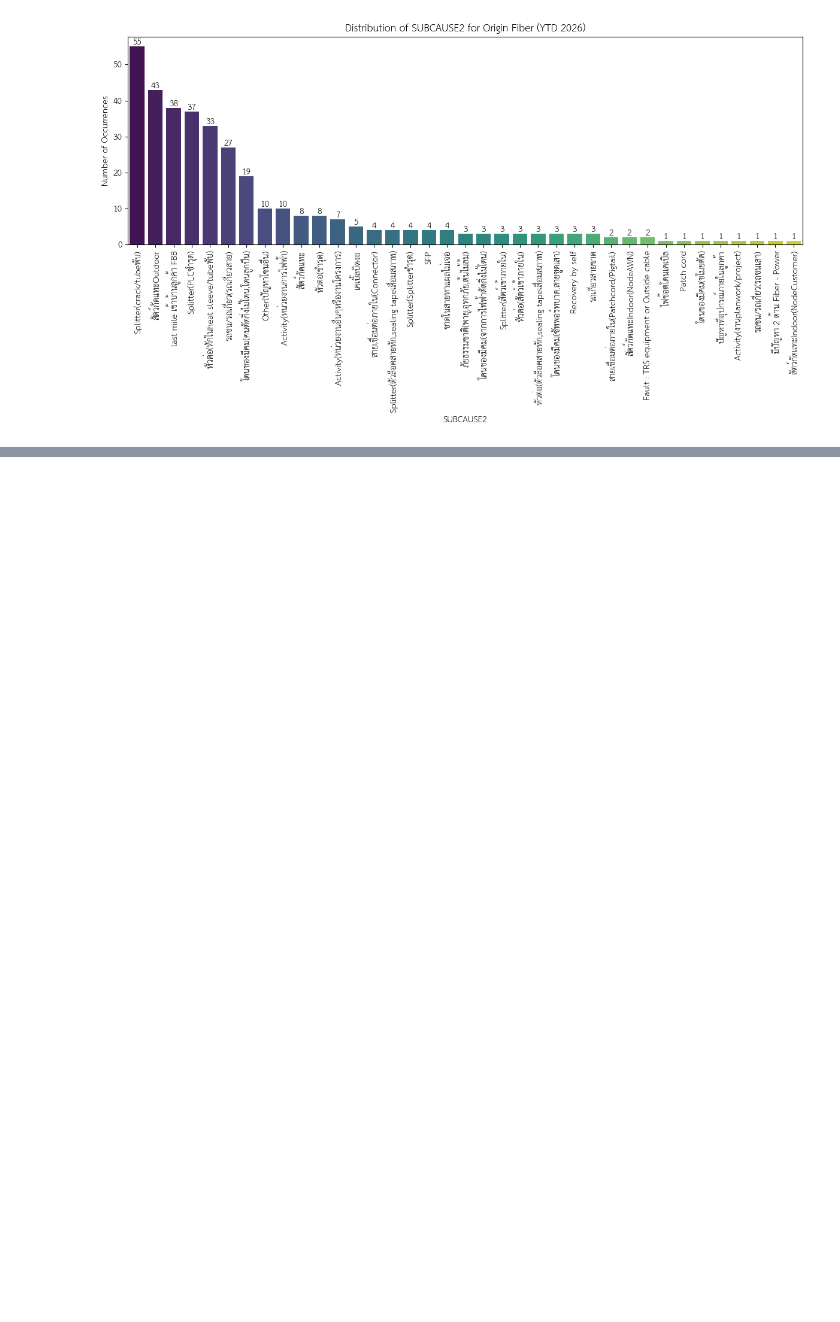
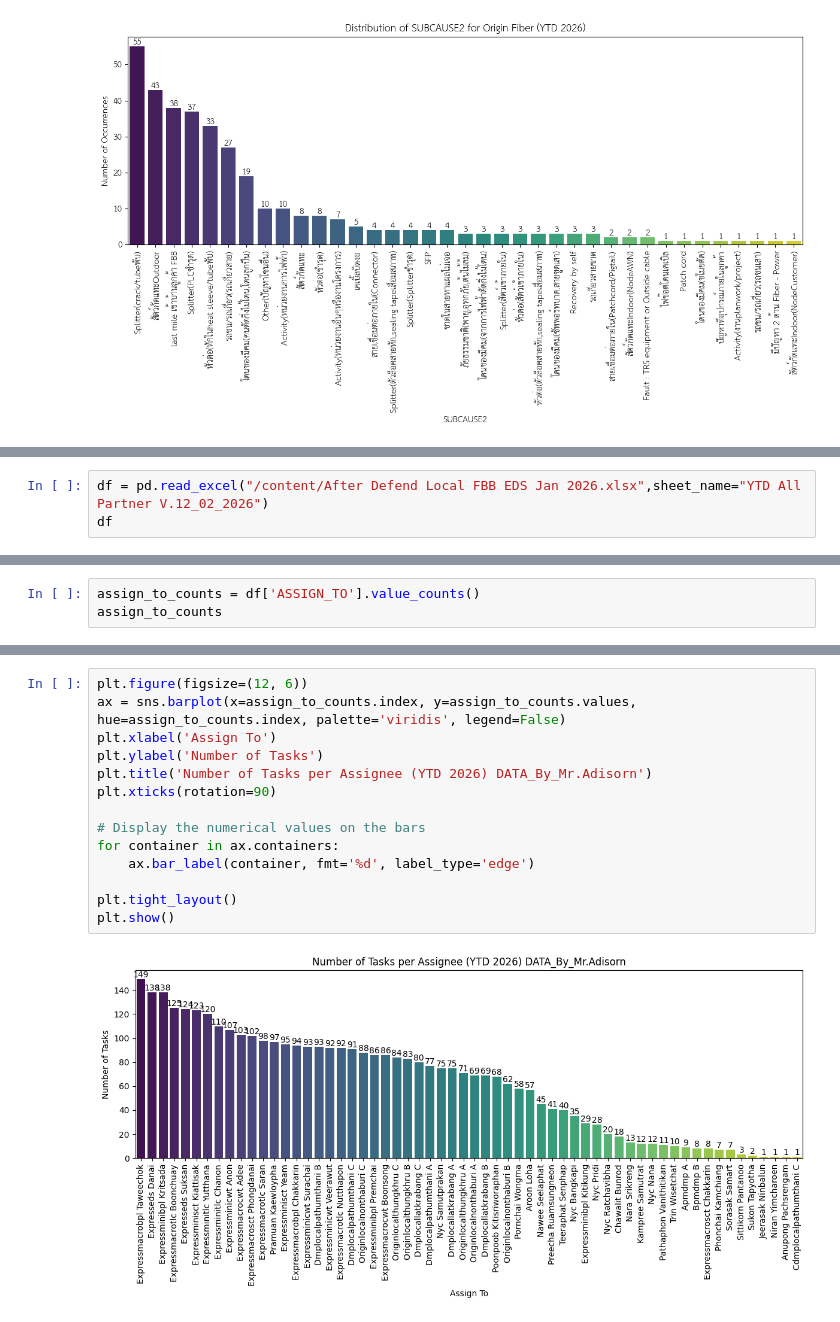
Before and after one commit to AdisornChamnongchit/Pandas_Origin_Fiber_2026, a Jupyter notebook: (Success)_ALL_Partner_Local_FBB_EDS_Jan_2026.ipynb, the cells around one changed output, grey strips where cells are left out. Drawn from its saved outputs; the diff is of its cells as text; blank space fills up the shorter version.

```diff
--- a/(Success)_ALL_Partner_Local_FBB_EDS_Jan_2026.ipynb
+++ b/(Success)_ALL_Partner_Local_FBB_EDS_Jan_2026.ipynb
@@ -349,0 +359,3 @@ else:
+# %%
+df = pd.read_excel("/content/After Defend Local FBB EDS Jan 2026.xlsx",sheet_name="YTD All Partner V.12_02_2026")
+df
@@ -349,0 +418,3 @@ else:
+# %%
+assign_to_counts = df['ASSIGN_TO'].value_counts()
+assign_to_counts
@@ -349,0 +441,16 @@ else:
+# %%
+plt.figure(figsize=(12, 6))
+ax = sns.barplot(x=assign_to_counts.index, y=assign_to_counts.values, hue=assign_to_counts.index, palette='viridis', legend=False)
+plt.xlabel('Assign To')
+plt.ylabel('Number of Tasks')
+plt.title('Number of Tasks per Assignee (YTD 2026) DATA_By_Mr.Adisorn')
+plt.xticks(rotation=90)
+
+# Display the numerical values on the bars
+for container in ax.containers:
+    ax.bar_label(container, fmt='%d', label_type='edge')
+
+plt.tight_layout()
+plt.show()
+# %% [output]
+[figure, added]
```
Also changed, not shown: parts of 19 cells of this notebook.
